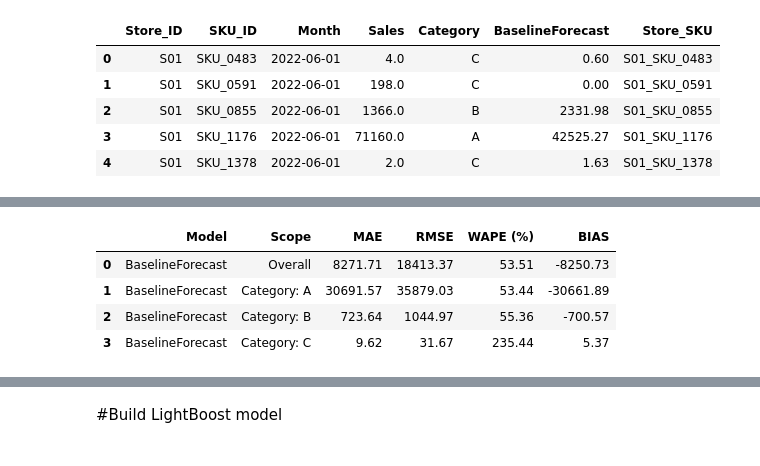
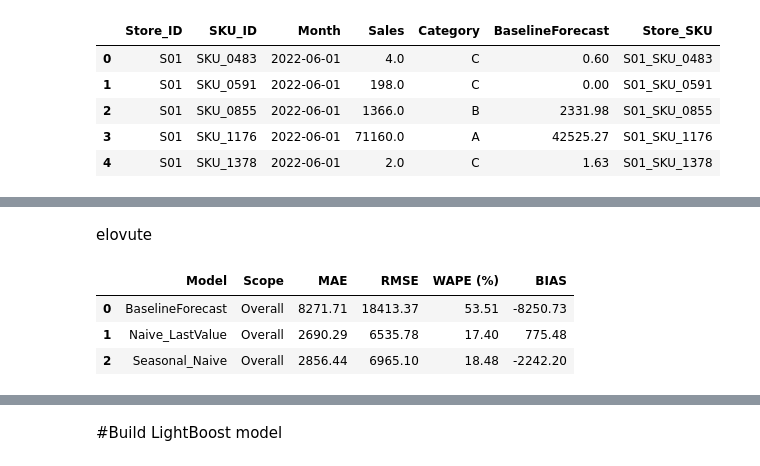
Before and after one commit to partha2412/Time-Series-Forecast, a Jupyter notebook: TimeSeries_forecasting.ipynb, the cells around one changed output, grey strips where cells are left out. Cells and saved outputs as stored; diff of their text form; code cells hidden in the pictures.

Commit message:
Created naive model + baseline model

```diff
--- a/TimeSeries_forecasting.ipynb
+++ b/TimeSeries_forecasting.ipynb
@@ -679,0 +712,12 @@ def evaluate_models(df, actual_col, model_cols, group_by_col=None):
+# %%
+vdf_eval["Prev_Year_Month"] = vdf_eval["Month"] - pd.DateOffset(years=1)
+
+seasonal_df = tdf_temp[["Store_SKU", "Month", "Sales"]].rename(
+    columns={"Month": "Prev_Year_Month", "Sales": "Seasonal_Naive"}
+)
+
+vdf_eval = vdf_eval.merge(
+    seasonal_df, on=["Store_SKU", "Prev_Year_Month"], how="left"
+).drop(columns=["Prev_Year_Month"])
+
+vdf_eval["Seasonal_Naive"] = vdf_eval["Seasonal_Naive"].fillna(0)
@@ -680,14 +733,16 @@ def evaluate_models(df, actual_col, model_cols, group_by_col=None):
+# %% [markdown]
+elovute
 # %%
 evaluation_results = evaluate_models(
-    df=vdf,
-    actual_col='Sales',
-    model_cols=['BaselineForecast'],
-    group_by_col='Category'
+    df=vdf_eval,
+    actual_col="Sales",
+    model_cols=["BaselineForecast", "Naive_LastValue", "Seasonal_Naive"],
+    # group_by_col="Category"
 )
-(evaluation_results)
+
+evaluation_results
 # %% [output]
 |  | Model | Scope | MAE | RMSE | WAPE (%) | BIAS |
 | 0 | BaselineForecast | Overall | 8271.71 | 18413.37 | 53.51 | -8250.73 |
-| 1 | BaselineForecast | Category: A | 30691.57 | 35879.03 | 53.44 | -30661.89 |
-| 2 | BaselineForecast | Category: B | 723.64 | 1044.97 | 55.36 | -700.57 |
-| 3 | BaselineForecast | Category: C | 9.62 | 31.67 | 235.44 | 5.37 |
+| 1 | Naive_LastValue | Overall | 2690.29 | 6535.78 | 17.40 | 775.48 |
+| 2 | Seasonal_Naive | Overall | 2856.44 | 6965.10 | 18.48 | -2242.20 |
```
Also changed, not shown: parts of 39 cells of this notebook.
